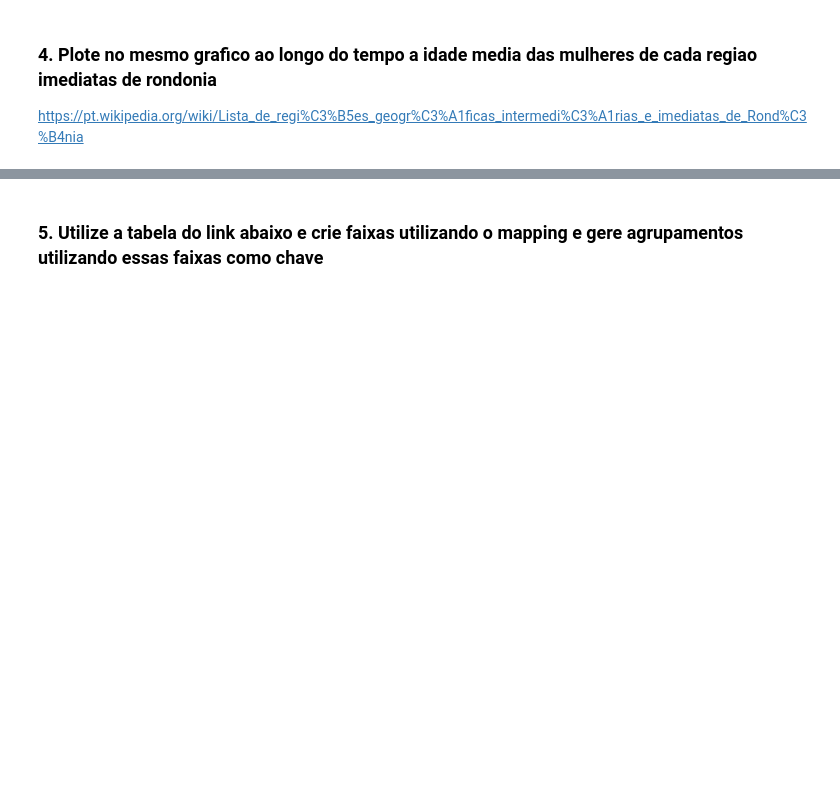
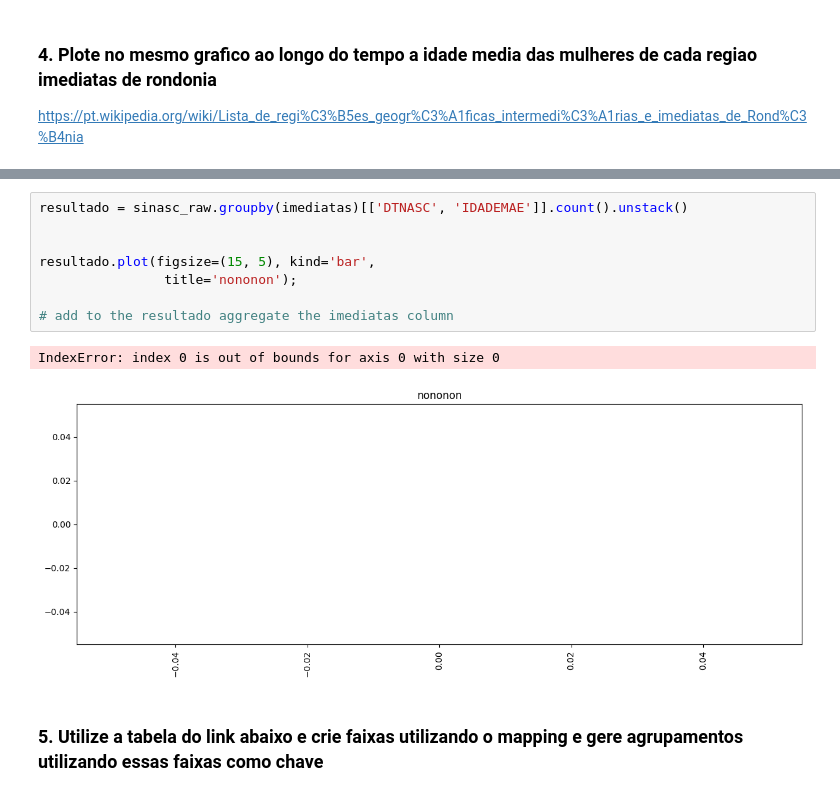
Before and after one commit to rovedajr/ebac-modulo-09-02, a Jupyter notebook: Mod9Tarefa2.ipynb, the cells around one changed output, grey strips where cells are left out. Saved outputs shown, nothing was run; the diff lists cells and outputs as text; blank space fills up the shorter version.

```diff
--- a/Mod9Tarefa2.ipynb
+++ b/Mod9Tarefa2.ipynb
@@ -88,3 +200,14 @@ https://pt.wikipedia.org/wiki/Lista_de_regi%C3%B5es_geogr%C3%A1ficas_intermedi%C
+# %%
+resultado = sinasc_raw.groupby(imediatas)[['DTNASC', 'IDADEMAE']].count().unstack()
+
+
+resultado.plot(figsize=(15, 5), kind='bar',
+                title='nononon');
+
+# add to the resultado aggregate the imediatas column
+# %% [output]
+IndexError: index 0 is out of bounds for axis 0 with size 0
+[figure, added]
 # %% [markdown]
 ### 5. Utilize a tabela do link abaixo e crie faixas utilizando o mapping e gere agrupamentos utilizando essas faixas como chave
 # %% [markdown]
```
Also changed, not shown: parts of 12 cells of this notebook, 3 other files.
